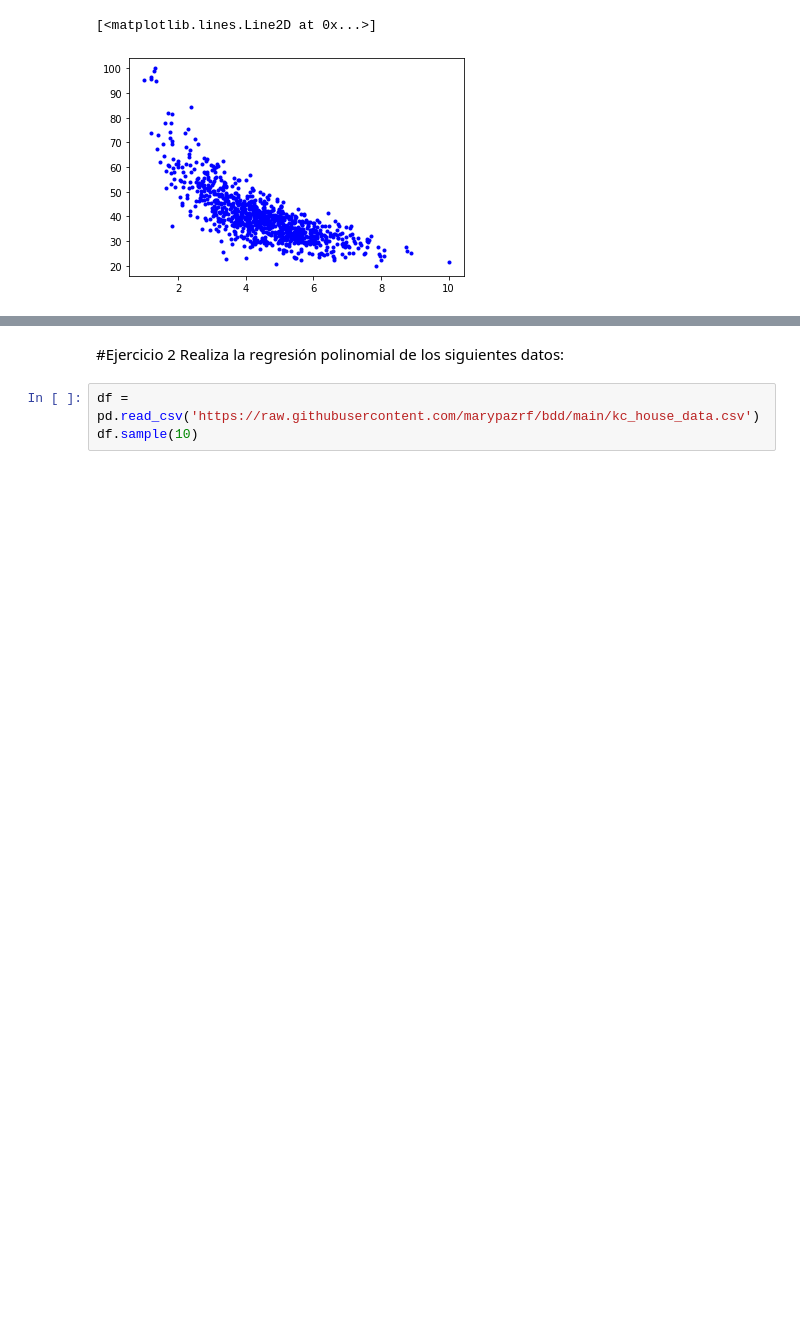
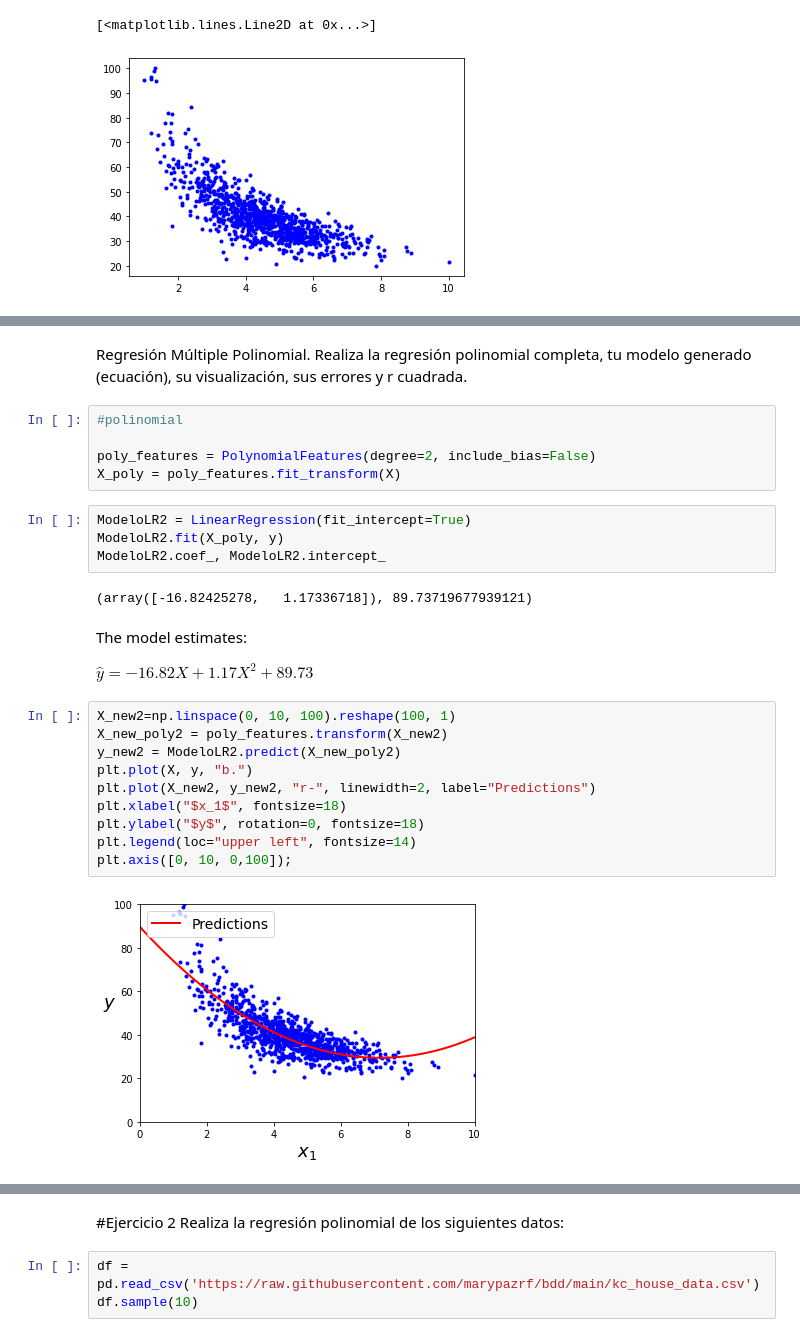
Before and after one commit to PosgradoMNA/actividades-de-aprendizaje-A01081266, a Jupyter notebook: A01081266TecMty_Regresion_lineal_polinomial.ipynb, the cells around one changed output, grey strips where cells are left out. Saved outputs shown, nothing was run; the diff lists cells and outputs as text; blank space fills up the shorter version.

```diff
--- a/A01081266TecMty_Regresion_lineal_polinomial.ipynb
+++ b/A01081266TecMty_Regresion_lineal_polinomial.ipynb
@@ -308,0 +377,30 @@ plt.plot(X,y,'b.')
+# %% [markdown]
+Regresión Múltiple Polinomial.
+Realiza la  regresión polinomial completa, tu modelo generado (ecuación), su visualización, sus errores y r cuadrada.
+# %%
+#polinomial
+
+poly_features = PolynomialFeatures(degree=2, include_bias=False)
+X_poly = poly_features.fit_transform(X)
+# %%
+ModeloLR2 = LinearRegression(fit_intercept=True)
+ModeloLR2.fit(X_poly, y)
+ModeloLR2.coef_, ModeloLR2.intercept_
+# %% [output]
+(array([-16.82425278,   1.17336718]), 89.73719677939121)
+# %% [markdown]
+The model estimates:
+
+$\hat{y} =  -16.82X +1.17X^2 + 89.73$
+# %%
+X_new2=np.linspace(0, 10, 100).reshape(100, 1)
+X_new_poly2 = poly_features.transform(X_new2)
+y_new2 = ModeloLR2.predict(X_new_poly2)
+plt.plot(X, y, "b.")
+plt.plot(X_new2, y_new2, "r-", linewidth=2, label="Predictions")
+plt.xlabel("$x_1$", fontsize=18)
+plt.ylabel("$y$", rotation=0, fontsize=18)
+plt.legend(loc="upper left", fontsize=14)
+plt.axis([0, 10, 0,100]);
+# %% [output]
+[figure, added]
```
Also changed, not shown: parts of 42 cells of this notebook.
